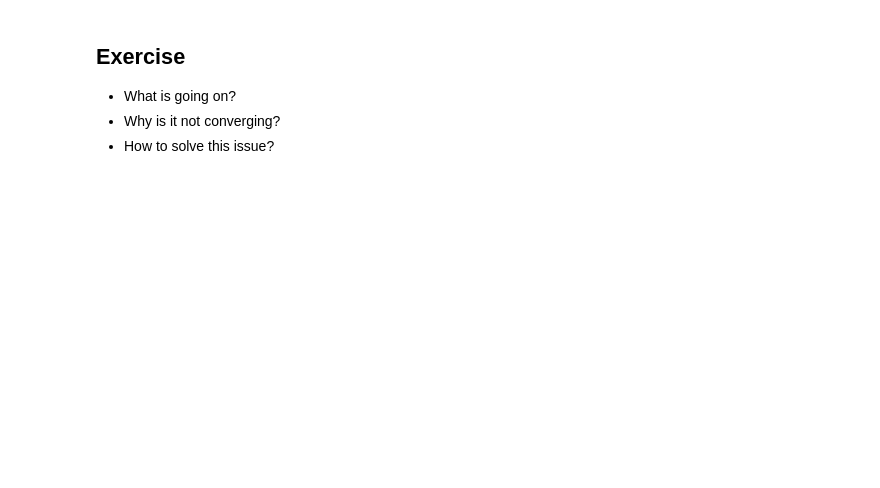
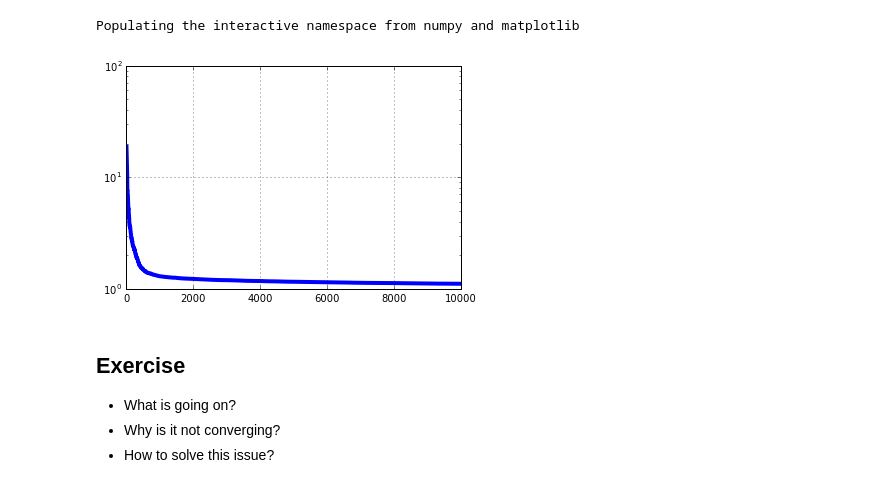
Before and after one commit to fabianp/DSOML_2017, a Jupyter notebook: 02-stochastic_gradient_descent.ipynb, the cells around one changed output. Saved outputs shown, nothing was run; the diff lists cells and outputs as text; code cells hidden in the pictures; blank space fills up the shorter version.

```diff
--- a/02-stochastic_gradient_descent.ipynb
+++ b/02-stochastic_gradient_descent.ipynb
@@ -63,15 +63,20 @@ for i in range(max_iter):
 cost_history = []
 grad_history = []
 xk = np.zeros(n_features)
-for i in range(max_iter):
-    xk = xk - step_size * partial_grad(xk, idx)
+for i in range(max_iter * 100):
+    idx = np.random.randint(0, n_samples)
+    xk = xk - (step_size / np.sqrt(i+1.0)) * partial_grad(xk, idx)
     cost_history.append(func(xk)) # .. insert this line to keep track of iterates ..
     grad_history.append(np.linalg.norm(grad(xk)))
+# %% [output]
+Populating the interactive namespace from numpy and matplotlib
 # %%
-plt.plot(grad_history, lw=4)
+plt.plot(cost_history, lw=4)
 plt.grid()
 plt.yscale('log')
 plt.show()
+# %% [output]
+[figure, added]
 # %% [markdown]
 ## Exercise
 
```
Also changed, not shown: 3 other files.
